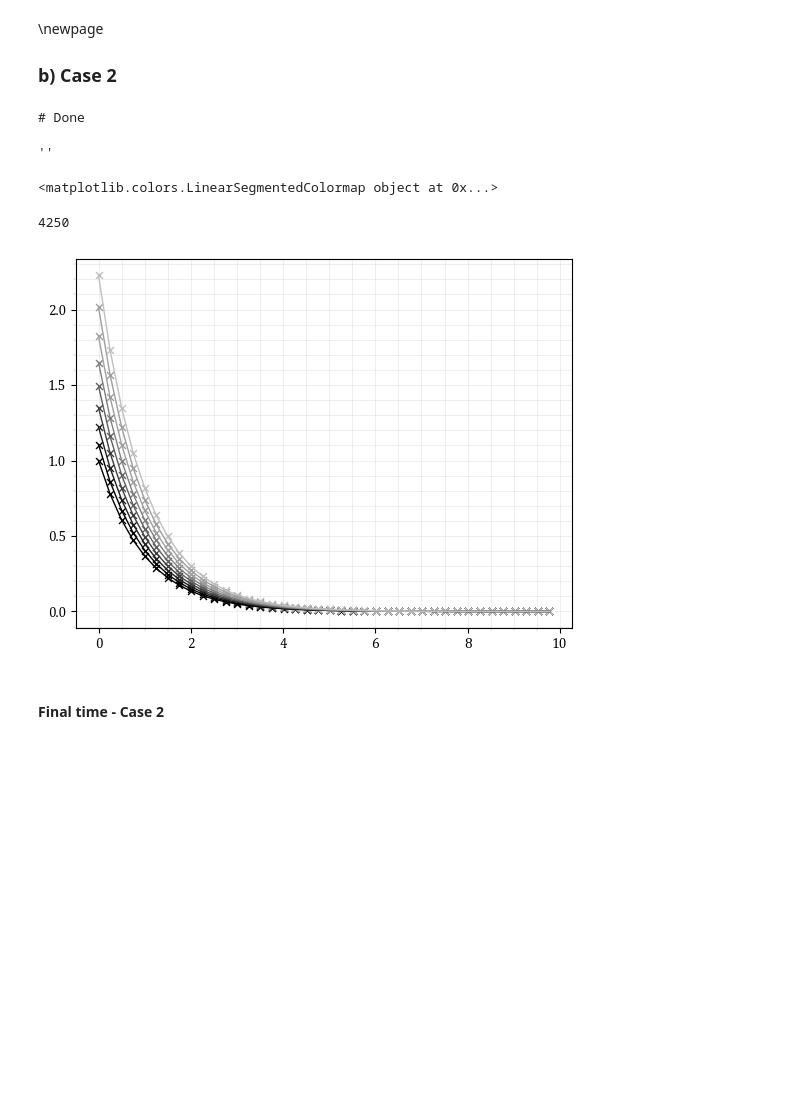
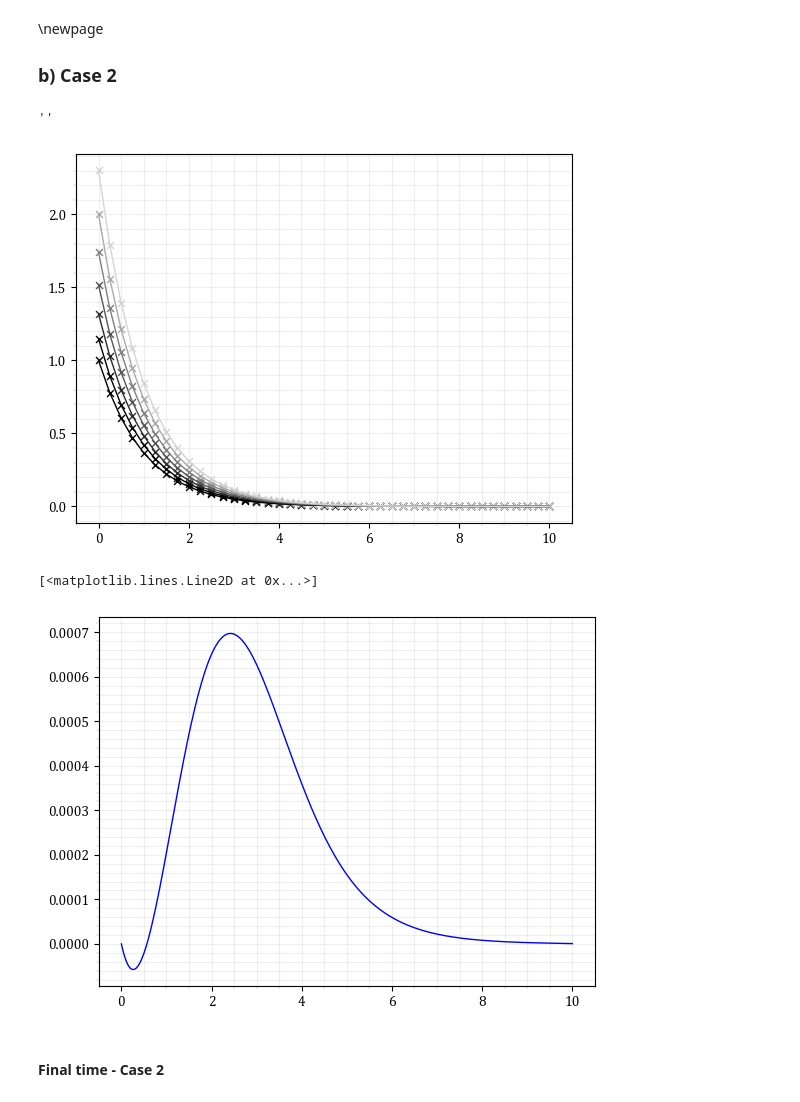
Before and after one commit to rebpoli/Doutorado, a Jupyter notebook: PGE382-NumericalMethods/CP2/CP2.ipynb, the cells around one changed output. Drawn from its saved outputs; the diff is of its cells as text; code cells hidden in the pictures; blank space fills up the shorter version.

```diff
--- a/PGE382-NumericalMethods/CP2/CP2.ipynb
+++ b/PGE382-NumericalMethods/CP2/CP2.ipynb
@@ -98,12 +87,6 @@ from numpy import exp, linspace, vectorize
 import matplotlib.pyplot as plt
 
 plt.style.use('paper.mplstyle')
-
-nx = ceil( MAXX / DX )
-nt = ceil ( MAXT / DT )
-
-X = np.linspace( 0, MAXX, nx )
-T = np.linspace( 0, MAXT, nt )
 
 # Set initial condition and BC@X=0
 Uni = np.zeros( (nt, nx) )
@@ -128,33 +111,31 @@ for n in np.arange( 0, nt-1 ) :
                     - DT * Uni[n,i] \
                     - DT * ( UNb - Uni[n-1,i-1] ) / DX \
                     + DT * ( UN - 2*Uni[n,i] + Uni[n,i-1] ) / ( DX*DX)
-
-
-print("# Done")
-
 ""
 # %% [output]
-# Done
+''
-''
 # %%
 import matplotlib.pyplot as plt
 import numpy as np
-from matplotlib import cm
 
 range = np.arange(nt-1)[::500]
-colors = cm.get_cmap('gray', len(range))
-print(colors)
+colors = plt.get_cmap('gray', len(range))
+
 i=0
 for n in range :
     evr = 10
     c=colors(n/nt*.8)
     plt.plot( X[::evr], EXACT_Uni[n,::evr], color=c )
     plt.scatter( X[::evr], Uni[n,::evr], color=c, s=25, marker='x' )
-nt
 # %% [output]
-<matplotlib.colors.LinearSegmentedColormap object at 0x...>
-4250
-[figure, old version]
+[figure, new version]
+# %%
+C2_LAST = Uni[-1,:]
+C2_ERR = EXACT_Uni[-1,:] - Uni[-1,:]
+plt.plot(X,C2_ERR)
+# %% [output]
+[<matplotlib.lines.Line2D at 0x...>]
+[figure, added]
 # %% [markdown]
 #### Final time - Case 2
 # %%
```
Also changed, not shown: parts of 6 cells of this notebook, 7 other files.
